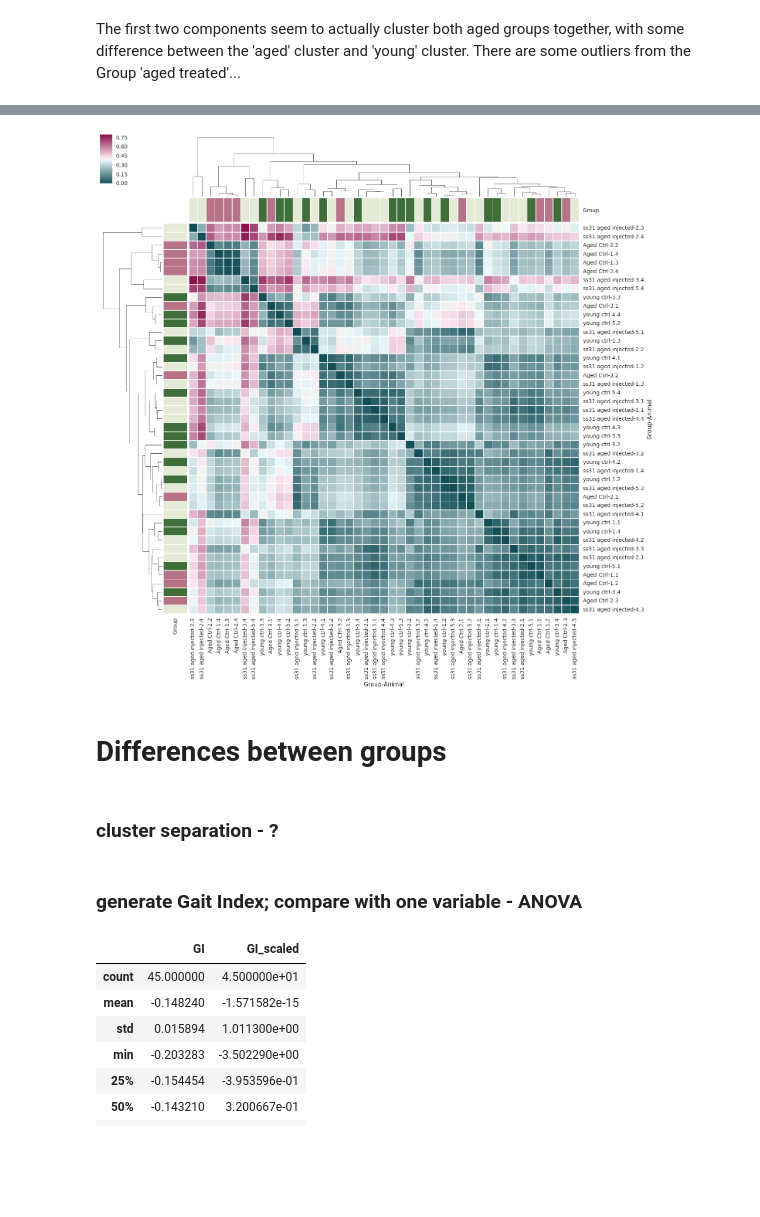
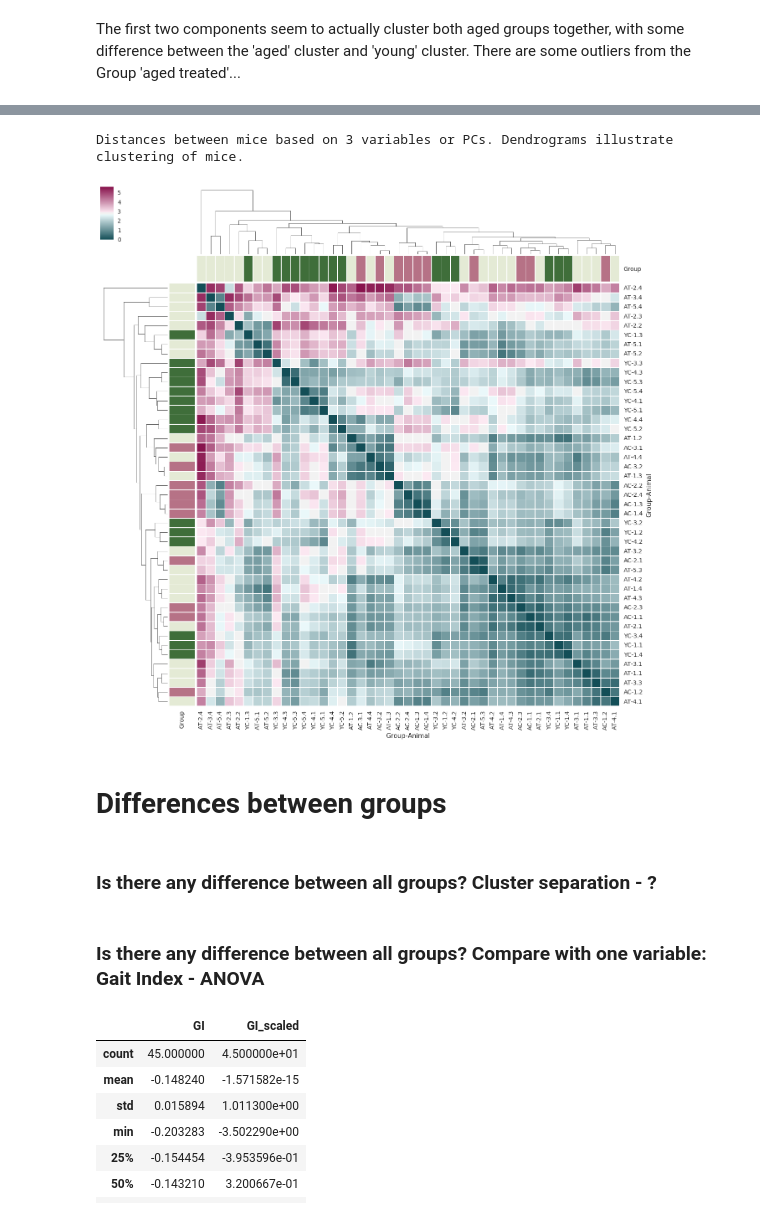
Before and after one commit to aperz/vacou, a Jupyter notebook: vacou-2.ipynb, the cells around one changed output, grey strips where cells are left out. Cells and saved outputs as stored; diff of their text form; code cells hidden in the pictures; blank space fills up the shorter version.

```diff
--- a/vacou-2.ipynb
+++ b/vacou-2.ipynb
@@ -248,16 +263,18 @@ md.head()
 # %%
-D = pd.DataFrame(pairwise_distances(comps.ix[:, :3],metric='euclidean'),
+print('Distances between mice based on', 3, 'variables or PCs. Dendrograms illustrate clustering of mice.')
+D = pd.DataFrame(pairwise_distances(comps.ix[:, :3],metric='mahalanobis'),
                 columns = comps.index, index = comps.index)
 #sns.clustermap(x);
 p3 = distance_matrix_plots(D, "Group", figsize=(16,16));
 # %% [output]
+Distances between mice based on 3 variables or PCs. Dendrograms illustrate clustering of mice.
-[figure, old version]
+[figure, new version]
 # %% [markdown]
 # Differences between groups
-# %% [markdown]
-### cluster separation - ?
-# %% [markdown]
-### generate Gait Index; compare with one variable - ANOVA
+# %% [markdown]
+### Is there any difference between all groups? Cluster separation - ?
+# %% [markdown]
+### Is there any difference between all groups? Compare with one variable: Gait Index - ANOVA
 # %%
 GI = comps.ix[:, :1].rename(columns={'PC1': 'GI'})
 GI.to_csv('data/GI.tsv', sep="\t")
```
Also changed, not shown: parts of 40 cells of this notebook.
